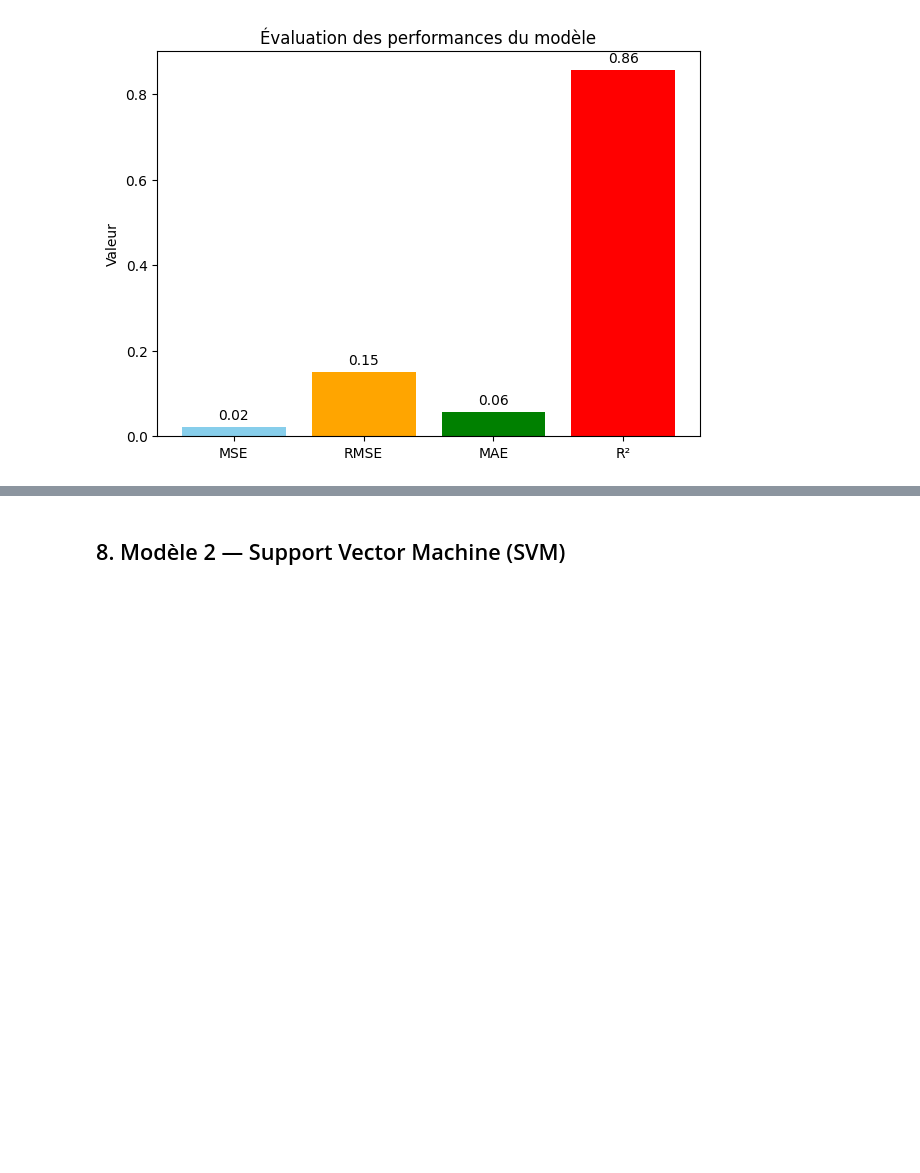
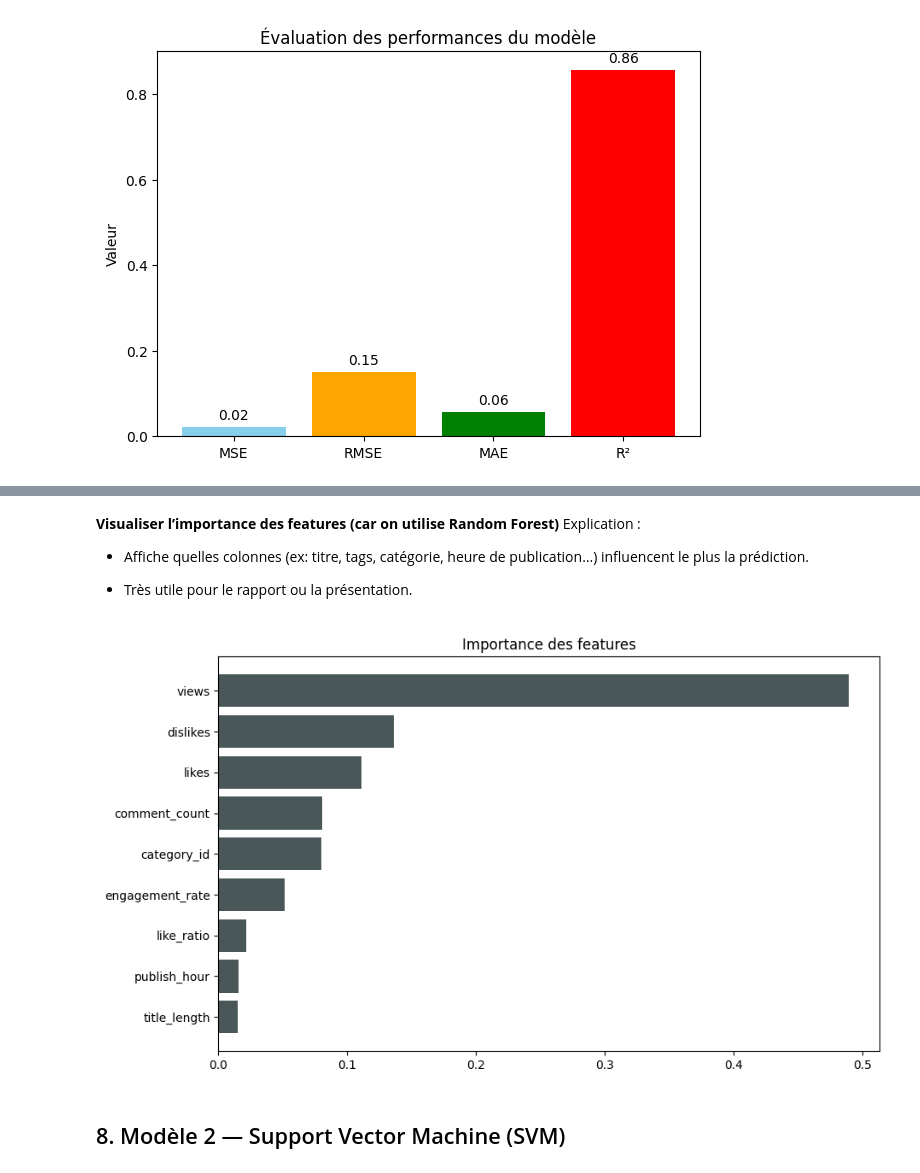
Before and after one commit to Fadila04/classification-IA, a Jupyter notebook: projet-ml-youtube-trending-68b010e7b5bc2532236423.ipynb, the cells around one changed output, grey strips where cells are left out. Saved outputs shown, nothing was run; the diff lists cells and outputs as text; code cells hidden in the pictures; blank space fills up the shorter version.

```diff
--- a/projet-ml-youtube-trending-68b010e7b5bc2532236423.ipynb
+++ b/projet-ml-youtube-trending-68b010e7b5bc2532236423.ipynb
@@ -534,3 +576,24 @@ plt.show()
+# %% [markdown]
+**Visualiser l’importance des features (car on  utilise Random Forest)**
+Explication :
+
+- Affiche quelles colonnes (ex: titre, tags, catégorie, heure de publication…) influencent le plus la prédiction.
+
+- Très utile pour le rapport ou la présentation.
+# %%
+importances = rf_model.feature_importances_  # importance des variables
+features = X_train.columns
+
+df_importances = pd.DataFrame({'Feature': features, 'Importance': importances})
+df_importances = df_importances.sort_values(by='Importance', ascending=False)
+
+plt.figure(figsize=(10,6))
+plt.barh(df_importances['Feature'], df_importances['Importance'], color='#4A5759')
+plt.gca().invert_yaxis()
+plt.title("Importance des features")
+plt.show()
+# %% [output]
+[figure, added]
 # %% [markdown]
 ## 8. Modèle 2 — Support Vector Machine (SVM)
 # %% [markdown]
```
Also changed, not shown: parts of 4 cells of this notebook.
